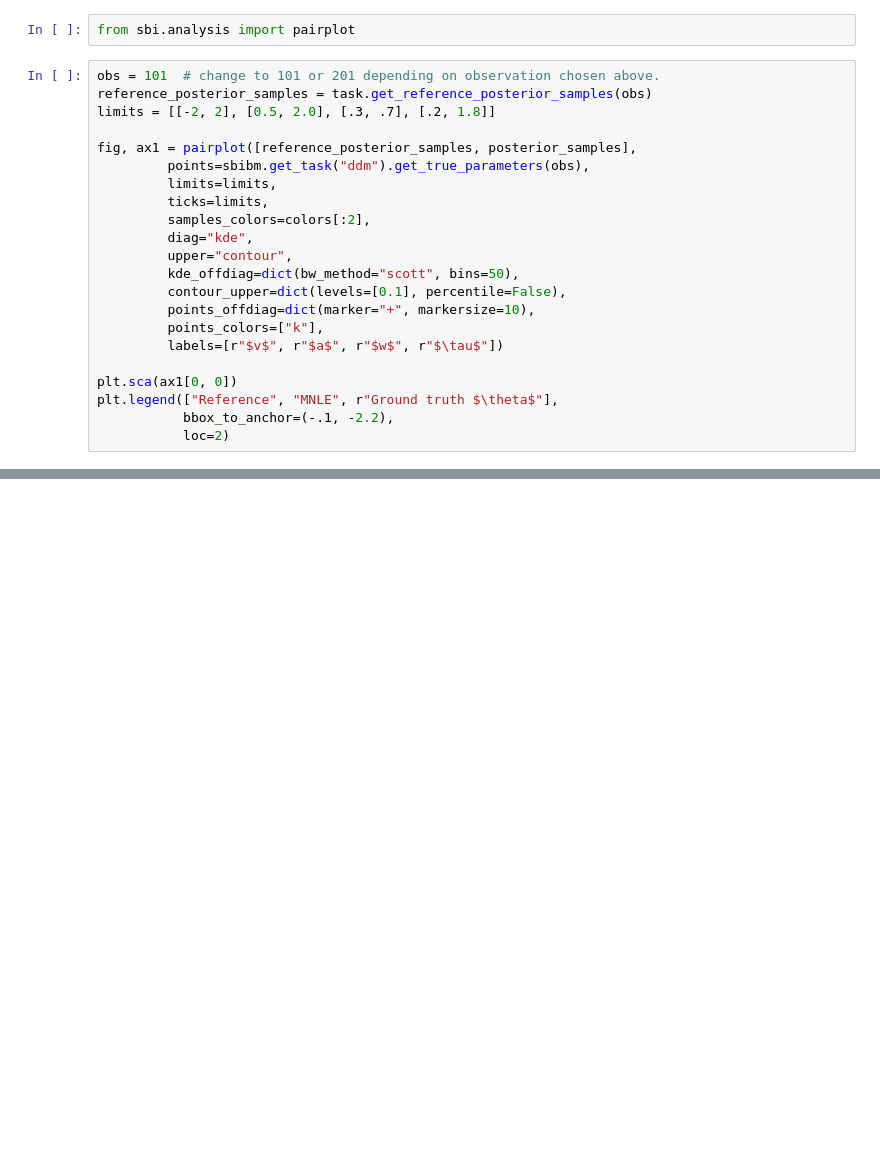
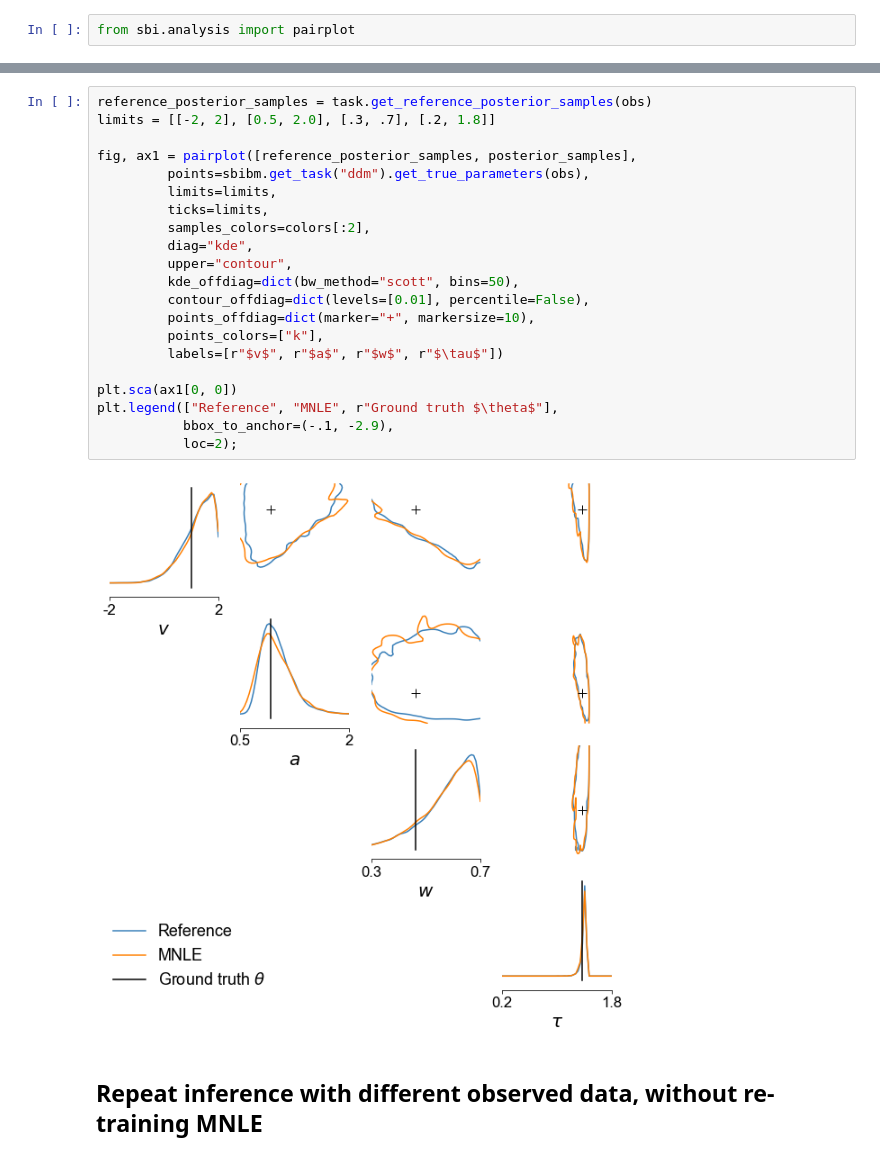
Before and after one commit to mackelab/mnle-for-ddms, a Jupyter notebook: notebooks/MNLE-Tutorial.ipynb, the cells around one changed output, grey strips where cells are left out. Cells and saved outputs as stored; diff of their text form; blank space fills up the shorter version.

```diff
--- a/notebooks/MNLE-Tutorial.ipynb
+++ b/notebooks/MNLE-Tutorial.ipynb
@@ -169,25 +210,3 @@ posterior_samples = posterior.sample((1000,), x=xo)
 ## Visualize posteriors
 # %%
 from sbi.analysis import pairplot
-# %%
-obs = 101  # change to 101 or 201 depending on observation chosen above.
-reference_posterior_samples = task.get_reference_posterior_samples(obs)
-limits = [[-2, 2], [0.5, 2.0], [.3, .7], [.2, 1.8]]
-
-fig, ax1 = pairplot([reference_posterior_samples, posterior_samples],
-         points=sbibm.get_task("ddm").get_true_parameters(obs),
-         limits=limits,
-         ticks=limits,
-         samples_colors=colors[:2],
-         diag="kde",
-         upper="contour",
-         kde_offdiag=dict(bw_method="scott", bins=50),
-         contour_upper=dict(levels=[0.1], percentile=False),
-         points_offdiag=dict(marker="+", markersize=10),
-         points_colors=["k"],
-         labels=[r"$v$", r"$a$", r"$w$", r"$\tau$"])
-
-plt.sca(ax1[0, 0])
-plt.legend(["Reference", "MNLE", r"Ground truth $\theta$"],
-           bbox_to_anchor=(-.1, -2.2),
-           loc=2)
@@ -199,0 +213,25 @@ plt.show()
+# %%
+reference_posterior_samples = task.get_reference_posterior_samples(obs)
+limits = [[-2, 2], [0.5, 2.0], [.3, .7], [.2, 1.8]]
+
+fig, ax1 = pairplot([reference_posterior_samples, posterior_samples],
+         points=sbibm.get_task("ddm").get_true_parameters(obs),
+         limits=limits,
+         ticks=limits,
+         samples_colors=colors[:2],
+         diag="kde",
+         upper="contour",
+         kde_offdiag=dict(bw_method="scott", bins=50),
+         contour_offdiag=dict(levels=[0.01], percentile=False),
+         points_offdiag=dict(marker="+", markersize=10),
+         points_colors=["k"],
+         labels=[r"$v$", r"$a$", r"$w$", r"$\tau$"])
+
+plt.sca(ax1[0, 0])
+plt.legend(["Reference", "MNLE", r"Ground truth $\theta$"],
+           bbox_to_anchor=(-.1, -2.9),
+           loc=2);
+# %% [output]
+[figure, added]
+# %% [markdown]
+## Repeat inference with different observed data, without re-training MNLE
```
Also changed, not shown: parts of 40 cells of this notebook, 2 other files.
